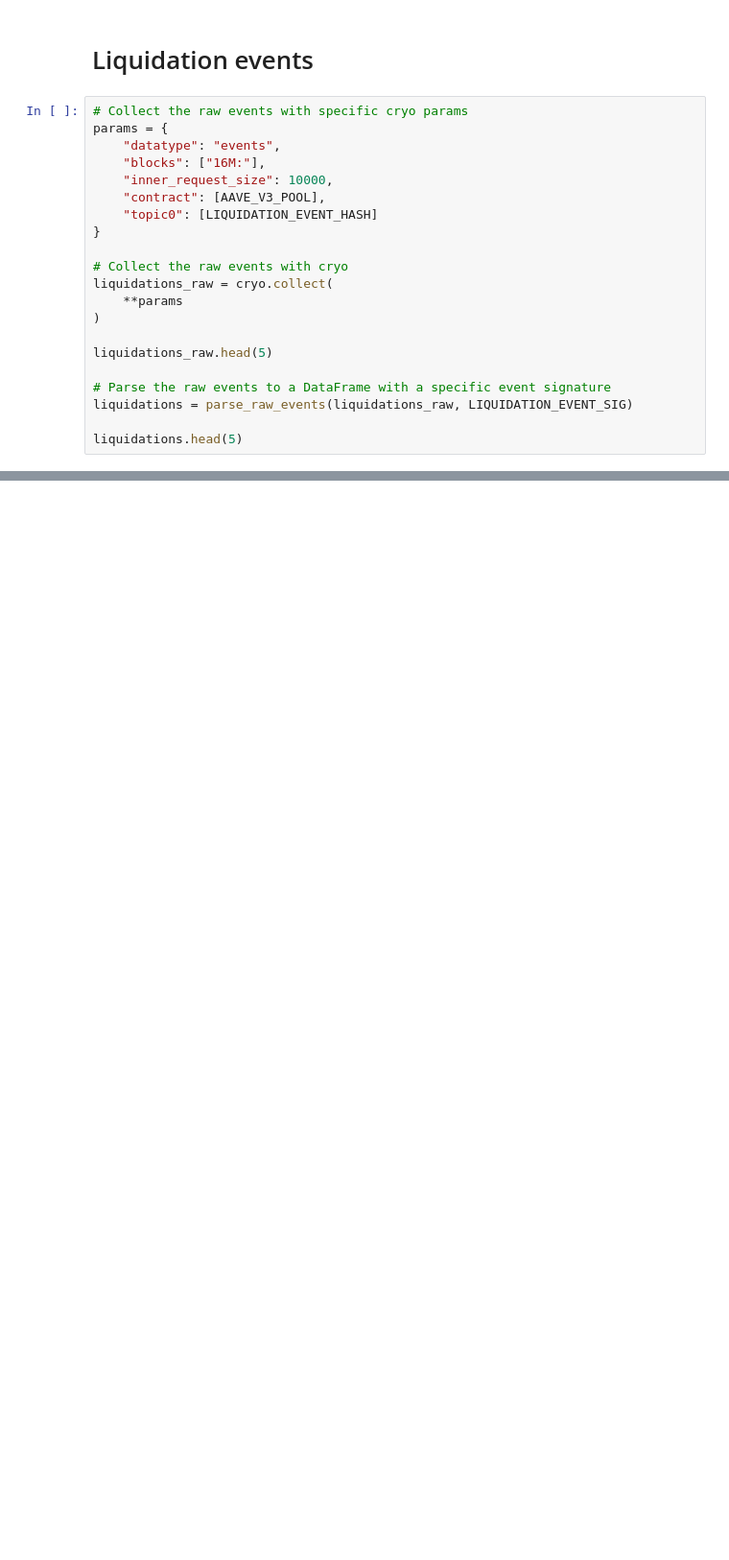
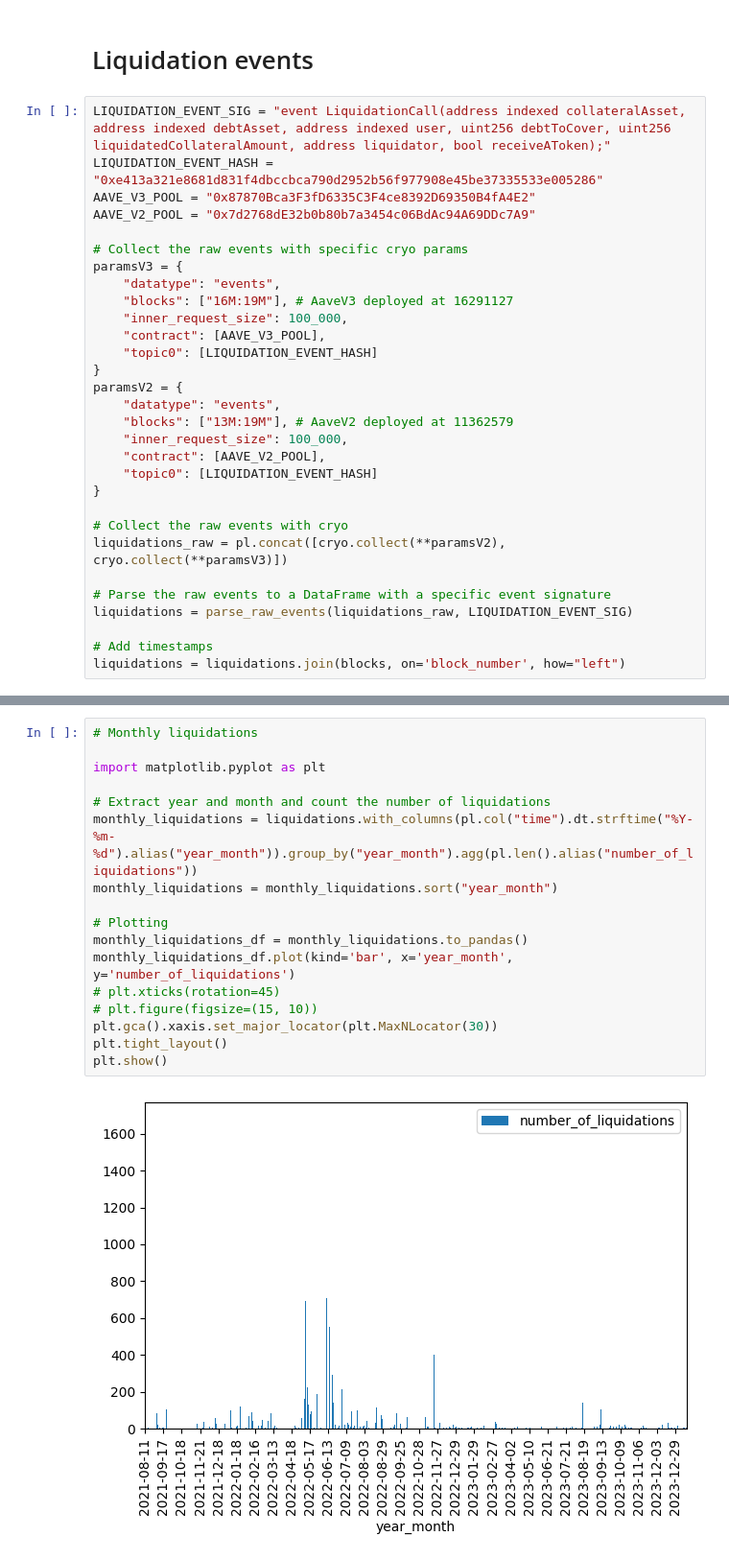
Before and after one commit to MathisGD/data-liquidations, a Jupyter notebook: main.ipynb, the cells around one changed output, grey strips where cells are left out. Shown at 96% size. Saved outputs shown, nothing was run; the diff lists cells and outputs as text; blank space fills up the shorter version.

```diff
--- a/main.ipynb
+++ b/main.ipynb
@@ -88,25 +117,34 @@ def parse_raw_events(raw_events: pl.DataFrame, signature: str) -> pl.DataFrame:
 # %% [markdown]
 # Liquidation events
 # %%
+LIQUIDATION_EVENT_SIG = "event LiquidationCall(address indexed collateralAsset, address indexed debtAsset, address indexed user, uint256 debtToCover, uint256 liquidatedCollateralAmount, address liquidator, bool receiveAToken);"
+LIQUIDATION_EVENT_HASH = "0xe413a321e8681d831f4dbccbca790d2952b56f977908e45be37335533e005286"
+AAVE_V3_POOL = "0x87870Bca3F3fD6335C3F4ce8392D69350B4fA4E2"
+AAVE_V2_POOL = "0x7d2768dE32b0b80b7a3454c06BdAc94A69DDc7A9"
+
 # Collect the raw events with specific cryo params
-params = {
+paramsV3 = {
     "datatype": "events",
-    "blocks": ["16M:"],
-    "inner_request_size": 10000,
+    "blocks": ["16M:19M"], # AaveV3 deployed at 16291127
+    "inner_request_size": 100_000,
     "contract": [AAVE_V3_POOL],
+    "topic0": [LIQUIDATION_EVENT_HASH]
+}
+paramsV2 = {
+    "datatype": "events",
+    "blocks": ["13M:19M"], # AaveV2 deployed at 11362579
+    "inner_request_size": 100_000,
+    "contract": [AAVE_V2_POOL],
     "topic0": [LIQUIDATION_EVENT_HASH]
 }
 
 # Collect the raw events with cryo
-liquidations_raw = cryo.collect(
-    **params
-)
-
-liquidations_raw.head(5)
+liquidations_raw = pl.concat([cryo.collect(**paramsV2), cryo.collect(**paramsV3)])
 
 # Parse the raw events to a DataFrame with a specific event signature
 liquidations = parse_raw_events(liquidations_raw, LIQUIDATION_EVENT_SIG)
 
-liquidations.head(5)
+# Add timestamps
+liquidations = liquidations.join(blocks, on='block_number', how="left")
 # %% [output]
 Parsing Event name: event LiquidationCall
@@ -119,0 +243,19 @@ PanicException: python function failed ValueError: invalid literal for int() wit
+# %%
+# Monthly liquidations
+
+import matplotlib.pyplot as plt
+
+# Extract year and month and count the number of liquidations
+monthly_liquidations = liquidations.with_columns(pl.col("time").dt.strftime("%Y-%m-%d").alias("year_month")).group_by("year_month").agg(pl.len().alias("number_of_liquidations"))
+monthly_liquidations = monthly_liquidations.sort("year_month")
+
+# Plotting
+monthly_liquidations_df = monthly_liquidations.to_pandas()
+monthly_liquidations_df.plot(kind='bar', x='year_month', y='number_of_liquidations')
+# plt.xticks(rotation=45)
+# plt.figure(figsize=(15, 10))
+plt.gca().xaxis.set_major_locator(plt.MaxNLocator(30))
+plt.tight_layout()
+plt.show()
+# %% [output]
+[figure, added]
```
Also changed, not shown: parts of 6 cells of this notebook.
